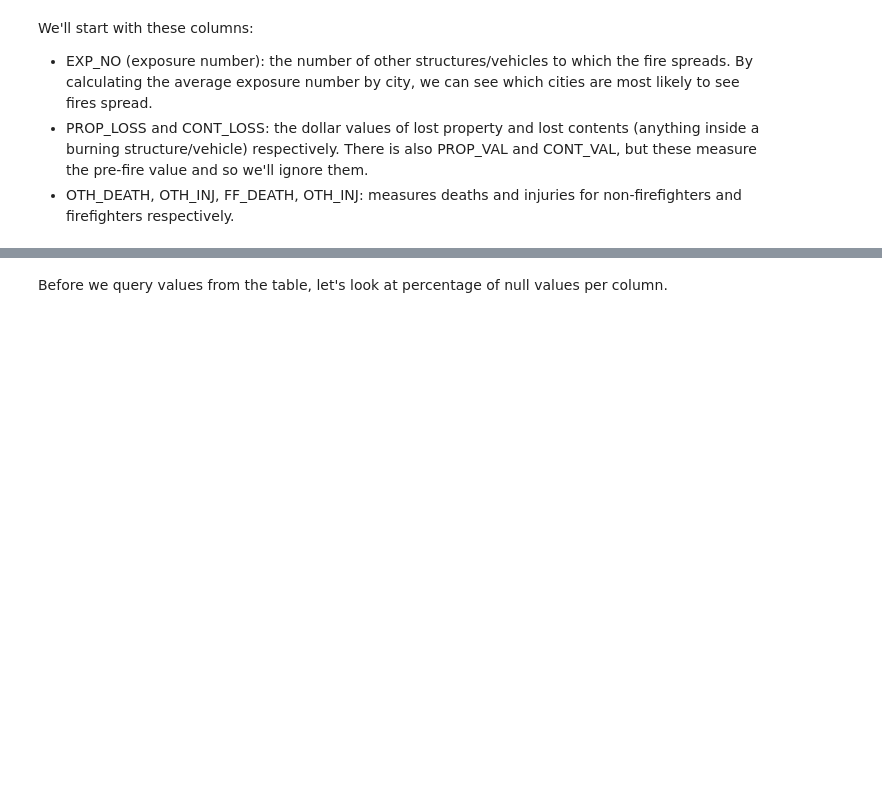
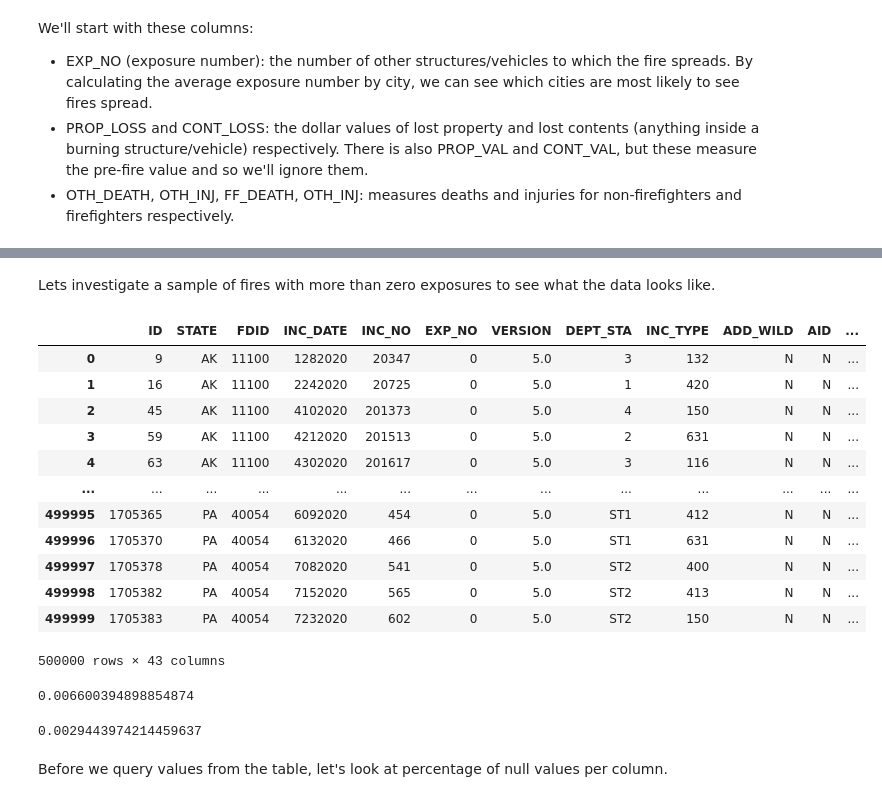
Before and after one commit to jackvandeleuv/house_fire_dashboard, a Jupyter notebook: analyze/other_nfirs_stats.ipynb, the cells around one changed output, grey strips where cells are left out. Cells and saved outputs as stored; diff of their text form; code cells hidden in the pictures; blank space fills up the shorter version.

```diff
--- a/analyze/other_nfirs_stats.ipynb
+++ b/analyze/other_nfirs_stats.ipynb
@@ -22,0 +51,29 @@ We'll start with these columns:
+# %% [markdown]
+Lets investigate a sample of fires with more than zero exposures to see what the data looks like.
+# %%
+
+# 30 seconds
+test2 = pd.read_sql("""
+SELECT basic_incident.*
+FROM basic_incident
+LEFT JOIN incident_address
+ON basic_incident.INCIDENT_KEY = incident_address.INCIDENT_KEY
+WHERE incident_address.INCIDENT_KEY IS NULL
+LIMIT 500000
+
+""", conn)
+test2
+# %% [output]
+|  | ID | STATE | FDID | INC_DATE | INC_NO | EXP_NO | VERSION | DEPT_STA | INC_TYPE | ADD_WILD | AID | ... |
+| 0 | 9 | AK | 11100 | 1282020 | 20347 | 0 | 5.0 | 3 | 132 | N | N | ... |
+| 1 | 16 | AK | 11100 | 2242020 | 20725 | 0 | 5.0 | 1 | 420 | N | N | ... |
+| 2 | 45 | AK | 11100 | 4102020 | 201373 | 0 | 5.0 | 4 | 150 | N | N | ... |
+| 3 | 59 | AK | 11100 | 4212020 | 201513 | 0 | 5.0 | 2 | 631 | N | N | ... |
+| 4 | 63 | AK | 11100 | 4302020 | 201617 | 0 | 5.0 | 3 | 116 | N | N | ... |
+| ... | ... | ... | ... | ... | ... | ... | ... | ... | ... | ... | ... | ... |
+| 499995 | 1705365 | PA | 40054 | 6092020 | 454 | 0 | 5.0 | ST1 | 412 | N | N | ... |
+| 499996 | 1705370 | PA | 40054 | 6132020 | 466 | 0 | 5.0 | ST1 | 631 | N | N | ... |
+| 499997 | 1705378 | PA | 40054 | 7082020 | 541 | 0 | 5.0 | ST2 | 400 | N | N | ... |
+| 499998 | 1705382 | PA | 40054 | 7152020 | 565 | 0 | 5.0 | ST2 | 413 | N | N | ... |
+| 499999 | 1705383 | PA | 40054 | 7232020 | 602 | 0 | 5.0 | ST2 | 150 | N | N | ... |
+500000 rows × 43 columns
@@ -23,3 +84,11 @@ We'll start with these columns:
+# %%
+group.EXP_NO.mean()
+# %% [output]
+0.006600394898854874
+# %%
+test2.groupby(by=['STATE','FDID','INC_DATE','INC_NO']).EXP_NO.max().reset_index().EXP_NO.mean()
+# %% [output]
+0.0029443974214459637
 # %% [markdown]
 Before we query values from the table, let's look at percentage of null values per column.
 # %%
```
Also changed, not shown: parts of 15 cells of this notebook, 7 other files.
